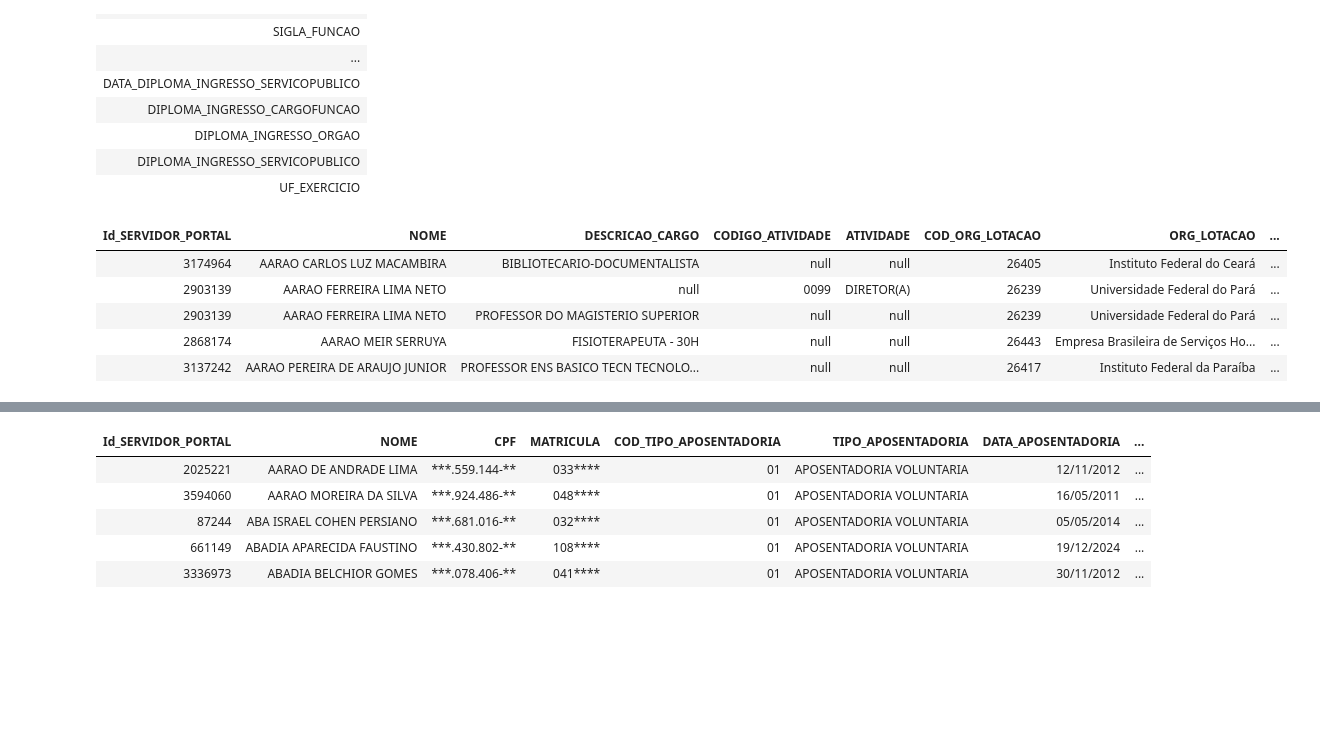
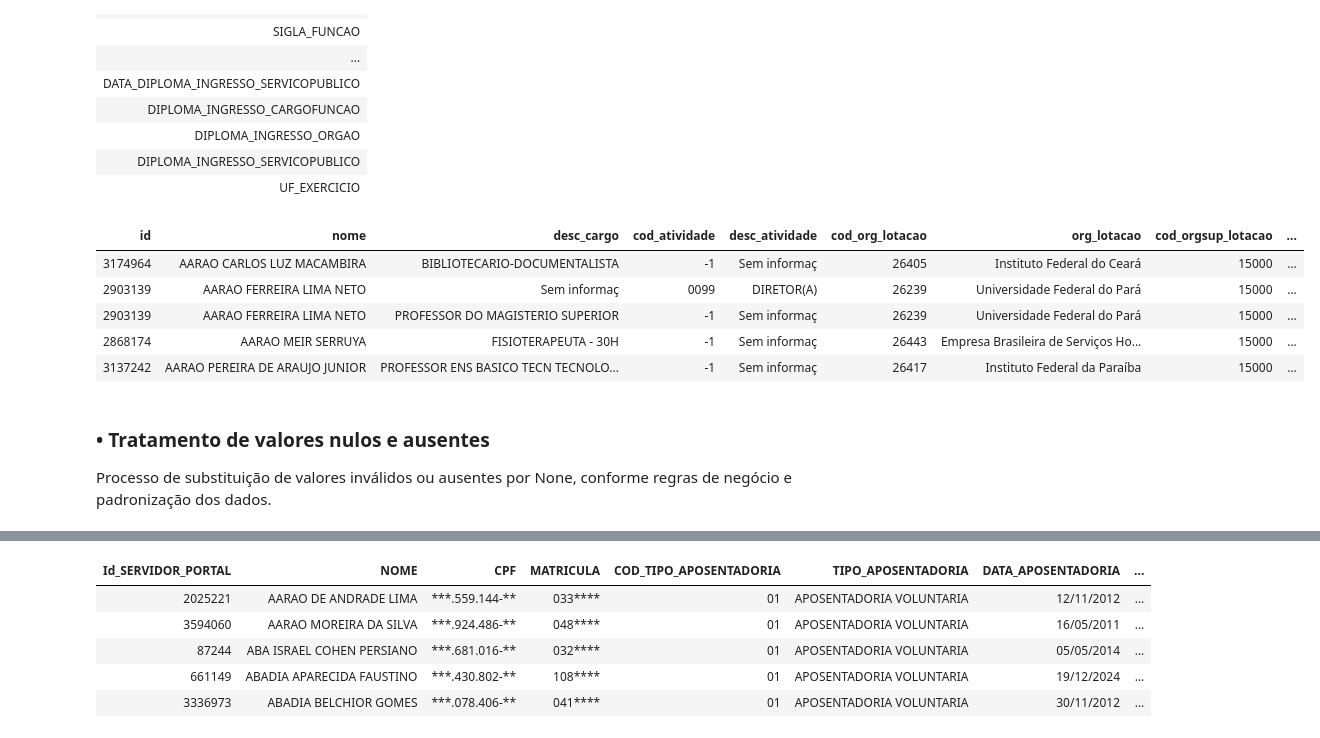
Before and after one commit to rafatheodoro/mvp-engenharia-dados, a Jupyter notebook: MVP_analise_cargos_remuneracao_GovBr.ipynb, the cells around one changed output, grey strips where cells are left out. Saved outputs shown, nothing was run; the diff lists cells and outputs as text; code cells hidden in the pictures; blank space fills up the shorter version.

Commit message:
inclusão de outputs para o notebook

```diff
--- a/MVP_analise_cargos_remuneracao_GovBr.ipynb
+++ b/MVP_analise_cargos_remuneracao_GovBr.ipynb
@@ -427,47 +485,52 @@ display(df_servidores_cadastro.columns)
 # %%
 from pyspark.sql.functions import to_date
 
 # Remoção de colunas que não agregam valor para análise:
 # - Dados sensíveis (CPF, MATRÍCULA)
 # - Detalhes excessivos de cargo, função, lotação e exercício que não são relevantes para agregações ou perguntas analíticas
 # - Informações administrativas e documentos que não contribuem para as análises propostas
 lista_colunas_remover = [
     'CPF', 'MATRICULA', 'CLASSE_CARGO', 'REFERENCIA_CARGO', 'PADRAO_CARGO', 'NIVEL_CARGO',
     'SIGLA_FUNCAO', 'NIVEL_FUNCAO', 'FUNCAO', "OPCAO_PARCIAL", 'COD_UORG_LOTACAO', 'UORG_LOTACAO',
     'COD_UORG_EXERCICIO', 'UORG_EXERCICIO', 'COD_ORG_EXERCICIO', 'ORG_EXERCICIO',
     'COD_ORGSUP_EXERCICIO', 'ORGSUP_EXERCICIO', 'REGIME_JURIDICO', 'JORNADA_DE_TRABALHO',
     'DATA_INGRESSO_CARGOFUNCAO', 'DATA_NOMEACAO_CARGOFUNCAO', 'DATA_INGRESSO_ORGAO',
     'DOCUMENTO_INGRESSO_SERVICOPUBLICO', 'DATA_DIPLOMA_INGRESSO_SERVICOPUBLICO',
-    'DIPLOMA_INGRESSO_CARGOFUNCAO', 'DIPLOMA_INGRESSO_ORGAO', 'DIPLOMA_INGRESSO_SERVICOPUBLICO'
+    'DIPLOMA_INGRESSO_CARGOFUNCAO', 'DIPLOMA_INGRESSO_ORGAO', 'DIPLOMA_INGRESSO_SERVICOPUBLICO', 'COD_TIPO_VINCULO', 'TIPO_VINCULO'
 ]
 
 df_filtrado_servidores_cadastro = df_servidores_cadastro.drop(*lista_colunas_remover)
 
-# Substituição de valores inválidos ou faltantes por None para padronização e futura análise de qualidade dos dados
-df_filtrado_servidores_cadastro = df_filtrado_servidores_cadastro.replace("-1", None)
-df_filtrado_servidores_cadastro = df_filtrado_servidores_cadastro.replace(
-    ["Sem informaç", "Inválido", "Sem informação", ""],
-    None,
-    subset=["DESCRICAO_CARGO", "ORGSUP_LOTACAO", "ATIVIDADE"]
-)
+# Mapeamento dos nomes nas colunas selecionadas para sintéticos
+mapeamento_colunas = {
+    "Id_SERVIDOR_PORTAL": "id",
+    "NOME": "nome",
+    "DESCRICAO_CARGO": "desc_cargo",
+    "CODIGO_ATIVIDADE": "cod_atividade",
+    "ATIVIDADE": "desc_atividade",
+    "COD_ORG_LOTACAO": "cod_org_lotacao",
+    "ORG_LOTACAO": "org_lotacao",
+    "COD_ORGSUP_LOTACAO": "cod_orgsup_lotacao",
+    "ORGSUP_LOTACAO": "orgsup_lotacao",
+    "SITUACAO_VINCULO": "situacao_vinculo",
+    "DATA_INICIO_AFASTAMENTO": "dt_inicio_afastamento",
+    "DATA_TERMINO_AFASTAMENTO": "dt_fim_afastamento",
+    "UF_EXERCICIO": "uf_exercicio"
+}
 
-# Transformação das colunas de data de afastamento para tipo date:
-# - Mantidas mesmo se todos os valores forem nulos, pois são relevantes para avaliação da qualidade dos dados
-#   e para responder perguntas sobre ausência de registros ou padrões de afastamento
-
-df_filtrado_servidores_cadastro = df_filtrado_servidores_cadastro.withColumn(
-    "DATA_INICIO_AFASTAMENTO",
-    to_date("DATA_INICIO_AFASTAMENTO", "yyyy-MM-dd")
-).withColumn(
-    "DATA_TERMINO_AFASTAMENTO",
-    to_date("DATA_TERMINO_AFASTAMENTO", "yyyy-MM-dd")
-)
+# Renomeia as colunas conforme o mapeamento
+for original, novo in mapeamento_colunas.items():
+    if original in df_filtrado_servidores_cadastro.columns:
+        df_filtrado_servidores_cadastro = df_filtrado_servidores_cadastro.withColumnRenamed(original, novo)
 
 display(df_filtrado_servidores_cadastro.limit(5))
 # %% [output]
-| Id_SERVIDOR_PORTAL | NOME | DESCRICAO_CARGO | CODIGO_ATIVIDADE | ATIVIDADE | COD_ORG_LOTACAO | ORG_LOTACAO | ... |
-| 3174964 | AARAO CARLOS LUZ MACAMBIRA | BIBLIOTECARIO-DOCUMENTALISTA | null | null | 26405 | Instituto Federal do Ceará | ... |
-| 2903139 | AARAO FERREIRA LIMA NETO | null | 0099 | DIRETOR(A) | 26239 | Universidade Federal do Pará | ... |
-| 2903139 | AARAO FERREIRA LIMA NETO | PROFESSOR DO MAGISTERIO SUPERIOR | null | null | 26239 | Universidade Federal do Pará | ... |
-| 2868174 | AARAO MEIR SERRUYA | FISIOTERAPEUTA - 30H | null | null | 26443 | Empresa Brasileira de Serviços Ho... | ... |
-| 3137242 | AARAO PEREIRA DE ARAUJO JUNIOR | PROFESSOR ENS BASICO TECN TECNOLO... | null | null | 26417 | Instituto Federal da Paraíba | ... |
+| id | nome | desc_cargo | cod_atividade | desc_atividade | cod_org_lotacao | org_lotacao | cod_orgsup_lotacao | ... |
+| 3174964 | AARAO CARLOS LUZ MACAMBIRA | BIBLIOTECARIO-DOCUMENTALISTA | -1 | Sem informaç | 26405 | Instituto Federal do Ceará | 15000 | ... |
+| 2903139 | AARAO FERREIRA LIMA NETO | Sem informaç | 0099 | DIRETOR(A) | 26239 | Universidade Federal do Pará | 15000 | ... |
+| 2903139 | AARAO FERREIRA LIMA NETO | PROFESSOR DO MAGISTERIO SUPERIOR | -1 | Sem informaç | 26239 | Universidade Federal do Pará | 15000 | ... |
+| 2868174 | AARAO MEIR SERRUYA | FISIOTERAPEUTA - 30H | -1 | Sem informaç | 26443 | Empresa Brasileira de Serviços Ho... | 15000 | ... |
+| 3137242 | AARAO PEREIRA DE ARAUJO JUNIOR | PROFESSOR ENS BASICO TECN TECNOLO... | -1 | Sem informaç | 26417 | Instituto Federal da Paraíba | 15000 | ... |
+# %% [markdown]
+### • Tratamento de valores nulos e ausentes
+Processo de substituição de valores inválidos ou ausentes por None, conforme regras de negócio e padronização dos dados.
```
Also changed, not shown: parts of 160 cells of this notebook.
